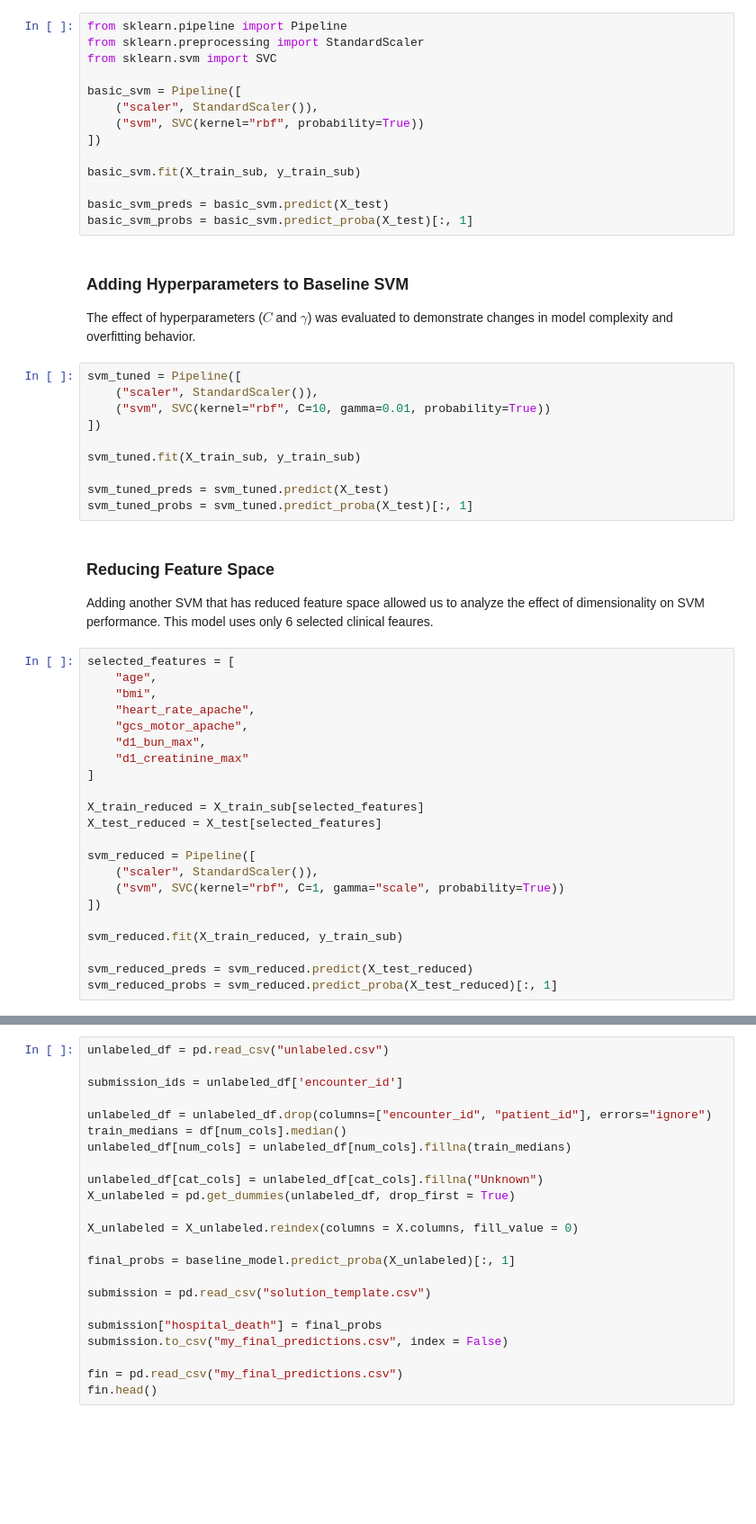
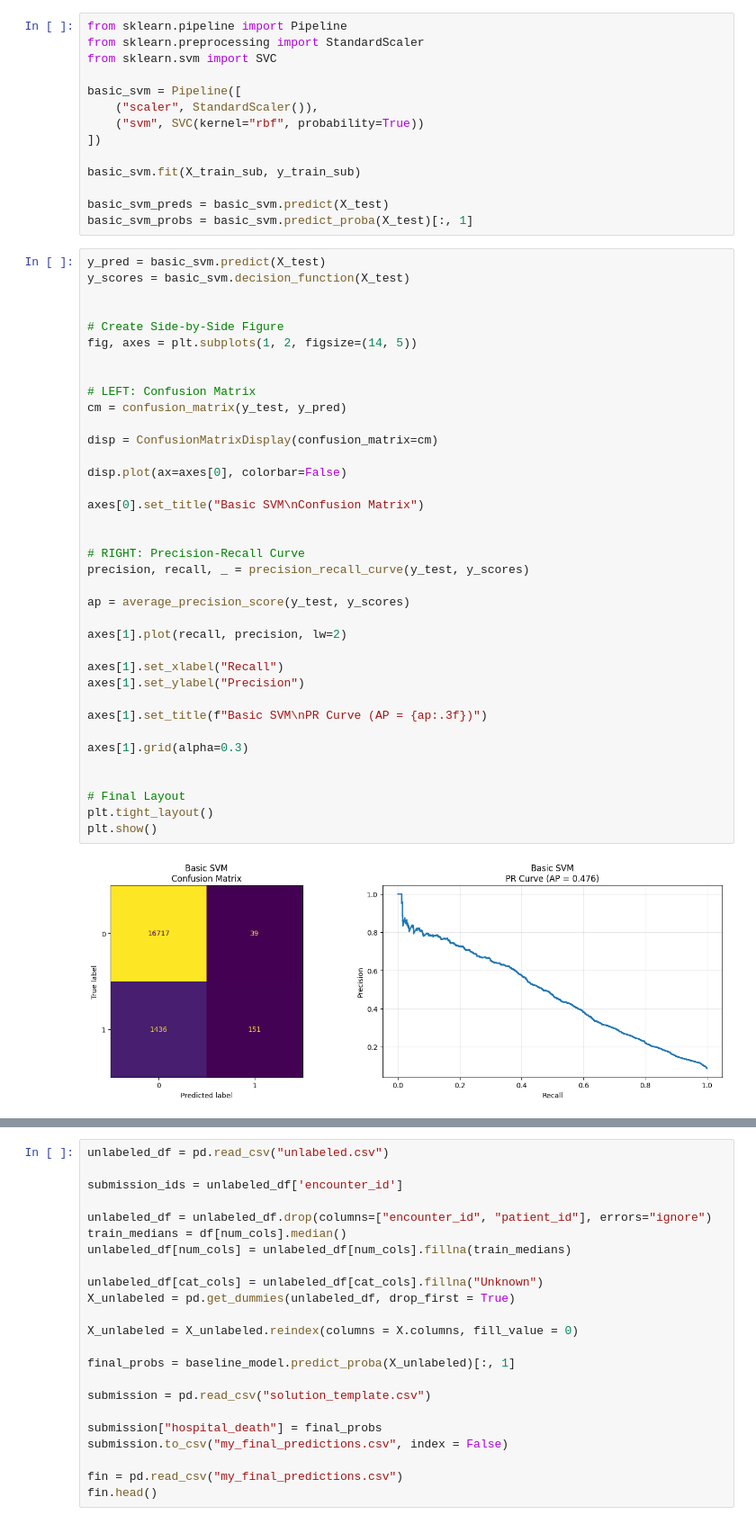
Before and after one commit to ryley05/CS-345-Project, a Jupyter notebook: Project.ipynb, the cells around one changed output, grey strips where cells are left out. Shown at 90% size. Drawn from its saved outputs; the diff is of its cells as text; blank space fills up the shorter version.

```diff
--- a/Project.ipynb
+++ b/Project.ipynb
@@ -64,43 +131,42 @@ basic_svm.fit(X_train_sub, y_train_sub)
 
 basic_svm_preds = basic_svm.predict(X_test)
 basic_svm_probs = basic_svm.predict_proba(X_test)[:, 1]
-# %% [markdown]
-### Adding Hyperparameters to Baseline SVM
-
-The effect of hyperparameters ($C$ and $\gamma$) was evaluated to demonstrate changes in model complexity and overfitting behavior.
-# %%
-svm_tuned = Pipeline([
-    ("scaler", StandardScaler()),
-    ("svm", SVC(kernel="rbf", C=10, gamma=0.01, probability=True))
-])
-
-svm_tuned.fit(X_train_sub, y_train_sub)
-
-svm_tuned_preds = svm_tuned.predict(X_test)
-svm_tuned_probs = svm_tuned.predict_proba(X_test)[:, 1]
-# %% [markdown]
-### Reducing Feature Space
-
-Adding another SVM that has reduced feature space allowed us to analyze the effect of dimensionality on SVM performance. This model uses only 6 selected clinical feaures.
-# %%
-selected_features = [
-    "age",
-    "bmi",
-    "heart_rate_apache",
-    "gcs_motor_apache",
-    "d1_bun_max",
-    "d1_creatinine_max"
-]
-
-X_train_reduced = X_train_sub[selected_features]
-X_test_reduced = X_test[selected_features]
-
-svm_reduced = Pipeline([
-    ("scaler", StandardScaler()),
-    ("svm", SVC(kernel="rbf", C=1, gamma="scale", probability=True))
-])
-
-svm_reduced.fit(X_train_reduced, y_train_sub)
-
-svm_reduced_preds = svm_reduced.predict(X_test_reduced)
-svm_reduced_probs = svm_reduced.predict_proba(X_test_reduced)[:, 1]
+# %%
+y_pred = basic_svm.predict(X_test)
+y_scores = basic_svm.decision_function(X_test)
+
+
+# Create Side-by-Side Figure
+fig, axes = plt.subplots(1, 2, figsize=(14, 5))
+
+
+# LEFT: Confusion Matrix
+cm = confusion_matrix(y_test, y_pred)
+
+disp = ConfusionMatrixDisplay(confusion_matrix=cm)
+
+disp.plot(ax=axes[0], colorbar=False)
+
+axes[0].set_title("Basic SVM\nConfusion Matrix")
+
+
+# RIGHT: Precision-Recall Curve
+precision, recall, _ = precision_recall_curve(y_test, y_scores)
+
+ap = average_precision_score(y_test, y_scores)
+
+axes[1].plot(recall, precision, lw=2)
+
+axes[1].set_xlabel("Recall")
+axes[1].set_ylabel("Precision")
+
+axes[1].set_title(f"Basic SVM\nPR Curve (AP = {ap:.3f})")
+
+axes[1].grid(alpha=0.3)
+
+
+# Final Layout
+plt.tight_layout()
+plt.show()
+# %% [output]
+[figure, added]
```
Also changed, not shown: parts of 21 cells of this notebook, 1 other file.
